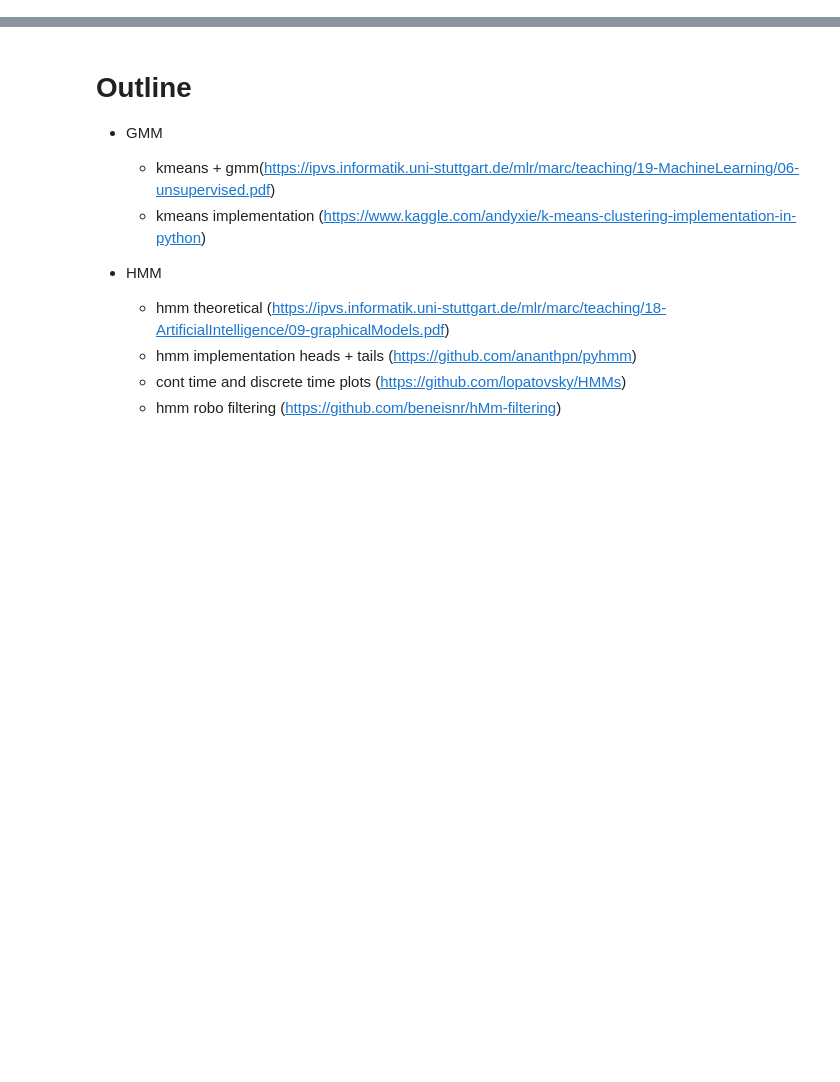
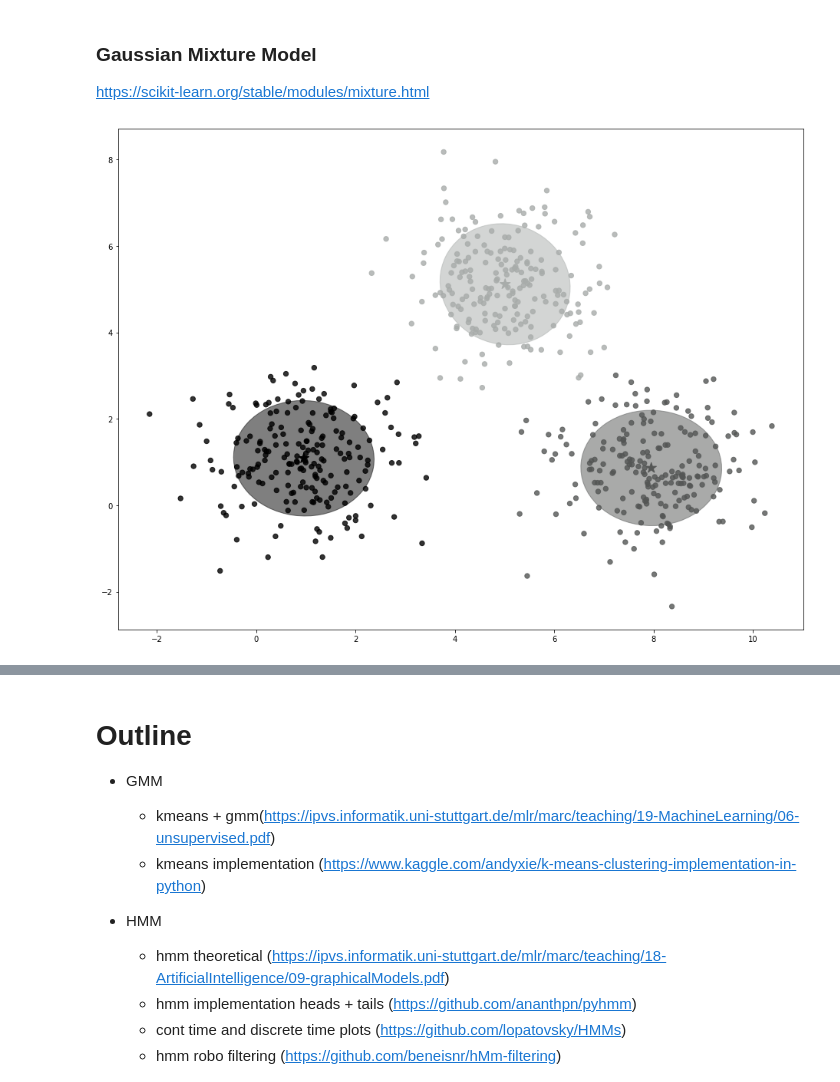
Before and after one commit to marctuscher/imitation-learning, a Jupyter notebook: slides/slides.ipynb, the cells around one changed output, grey strips where cells are left out. Drawn from its saved outputs; the diff is of its cells as text; code cells hidden in the pictures; blank space fills up the shorter version.

```diff
--- a/slides/slides.ipynb
+++ b/slides/slides.ipynb
@@ -25,0 +91,40 @@ plt.rcParams['font.serif'] = "cm"
+# %% [markdown]
+### Gaussian Mixture Model
+https://scikit-learn.org/stable/modules/mixture.html
+# %%
+from sklearn.mixture import GaussianMixture
+import matplotlib as mpl
+from matplotlib import colors as mcolors
+
+def get_spaced_colors(n, opacity=1):
+    max_value = 16581375 #255**3
+    interval = int(max_value/ n )
+    colors = [hex(I)[2:].zfill(6) for I in range(0, max_value, interval)]
+    return [(int(i[:2], 16)/255, int(i[2:4], 16)/255, int(i[4:], 16)/255, opacity) for i in colors]
+
+def plot_gmm(n_clusters=3, max_iter=10):
+    colors = get_spaced_colors(n_clusters)
+    model = GaussianMixture(n_components=n_clusters, max_iter=max_iter)
+    model.fit(data)
+    y = model.predict(data)
+    fig, ax = plt.subplots(figsize=(16,12))
+    colors_y = list(map(lambda x: colors[x], y))
+    plt.scatter(data[:, 0], data[:, 1], c=colors_y, s=40, alpha=0.8)
+    centers = model.means_
+    y_centers = model.predict(centers)
+    colors_c = list(map(lambda x: colors[x], y_centers))
+    plt.scatter(centers[:, 0], centers[:, 1], c=colors_c, s=200, marker="*")
+    for i, (mean, covar) in enumerate(list(zip(model.means_, model.covariances_))):
+        v, w = np.linalg.eigh(covar)
+        v = 2* np.sqrt(2.) * np.sqrt(v)
+        u = w[0] / np.linalg.norm(w[0])
+        angle =  180. * np.arctan(u[1]/u[0]) / np.pi
+        ell = mpl.patches.Ellipse(mean, v[0], v[1], 180. + angle, color=colors_c[i])
+        ell.set_clip_box(fig.bbox)
+        ell.set_alpha(0.5)
+        ax.add_patch(ell)
+
+
+plot_gmm(n_clusters=3, max_iter=100)
+# %% [output]
+[figure, added]
```
Also changed, not shown: parts of 21 cells of this notebook, 1 other file.
